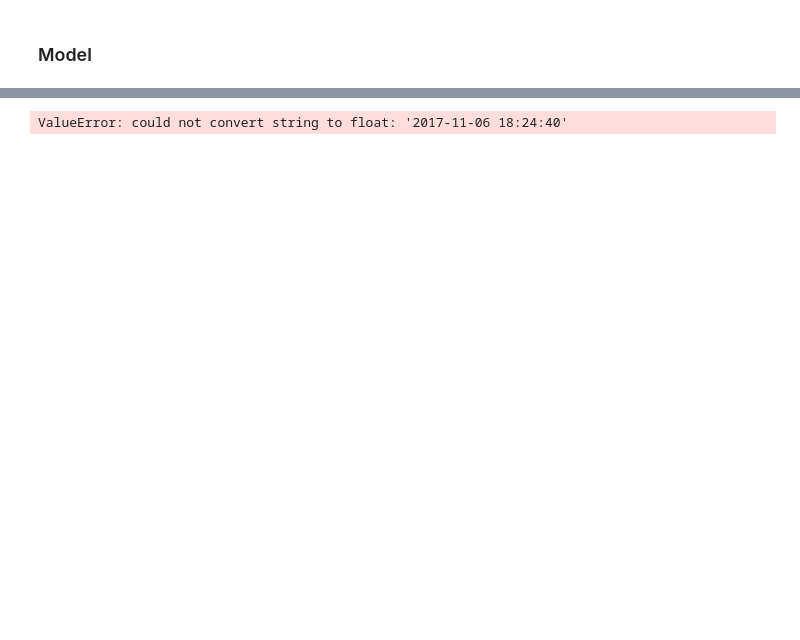
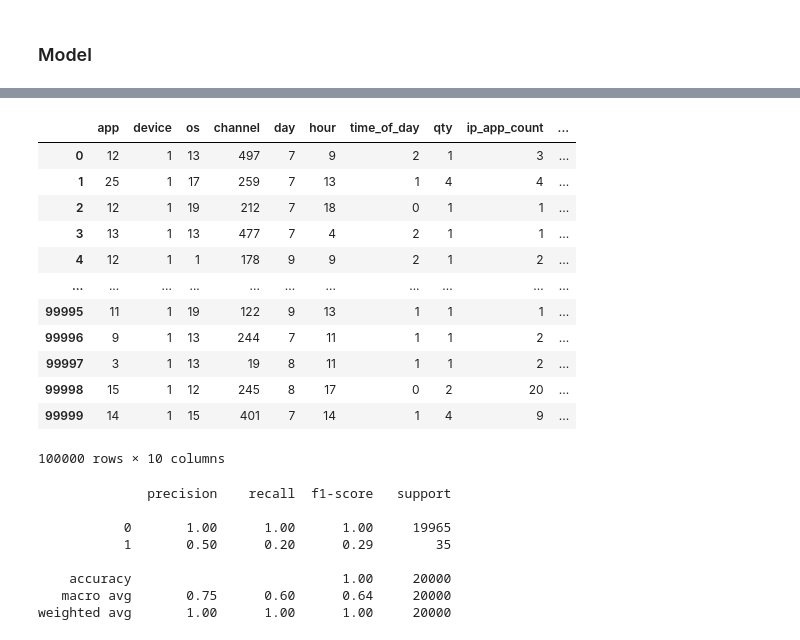
Before and after one commit to Shuaf98/y-data, a Jupyter notebook: kaggle/fraud/fraud_EDA.ipynb, the cells around one changed output, grey strips where cells are left out. Cells and saved outputs as stored; diff of their text form; code cells hidden in the pictures; blank space fills up the shorter version.

```diff
--- a/kaggle/fraud/fraud_EDA.ipynb
+++ b/kaggle/fraud/fraud_EDA.ipynb
@@ -323,0 +396,16 @@ We will need to convert the Time data to some sort of categoricals, like morning
+# %%
+X
+# %% [output]
+|  | app | device | os | channel | day | hour | time_of_day | qty | ip_app_count | ... |
+| 0 | 12 | 1 | 13 | 497 | 7 | 9 | 2 | 1 | 3 | ... |
+| 1 | 25 | 1 | 17 | 259 | 7 | 13 | 1 | 4 | 4 | ... |
+| 2 | 12 | 1 | 19 | 212 | 7 | 18 | 0 | 1 | 1 | ... |
+| 3 | 13 | 1 | 13 | 477 | 7 | 4 | 2 | 1 | 1 | ... |
+| 4 | 12 | 1 | 1 | 178 | 9 | 9 | 2 | 1 | 2 | ... |
+| ... | ... | ... | ... | ... | ... | ... | ... | ... | ... | ... |
+| 99995 | 11 | 1 | 19 | 122 | 9 | 13 | 1 | 1 | 1 | ... |
+| 99996 | 9 | 1 | 13 | 244 | 7 | 11 | 1 | 1 | 2 | ... |
+| 99997 | 3 | 1 | 13 | 19 | 8 | 11 | 1 | 1 | 2 | ... |
+| 99998 | 15 | 1 | 12 | 245 | 8 | 17 | 0 | 2 | 20 | ... |
+| 99999 | 14 | 1 | 15 | 401 | 7 | 14 | 1 | 4 | 9 | ... |
+100000 rows × 10 columns
@@ -324,7 +415,16 @@ We will need to convert the Time data to some sort of categoricals, like morning
 # %%
-from sklearn.linear_model import LogisticRegression
+from sklearn.ensemble import RandomForestClassifier
 from sklearn.metrics import classification_report
-lr = LogisticRegression().fit(x_train, y_train)
-classification_report(y_val, lr.predict(x_val))
+
+rf = RandomForestClassifier(oob_score= True)
+rf.fit(x_train, y_train)
+print(classification_report(y_val, rf.predict(x_val)))
 # %% [output]
-ValueError: could not convert string to float: '2017-11-06 18:24:40'
+              precision    recall  f1-score   support
+
+           0       1.00      1.00      1.00     19965
+           1       0.50      0.20      0.29        35
+
+    accuracy                           1.00     20000
+   macro avg       0.75      0.60      0.64     20000
+weighted avg       1.00      1.00      1.00     20000
```
Also changed, not shown: parts of 19 cells of this notebook, 4 other files.
